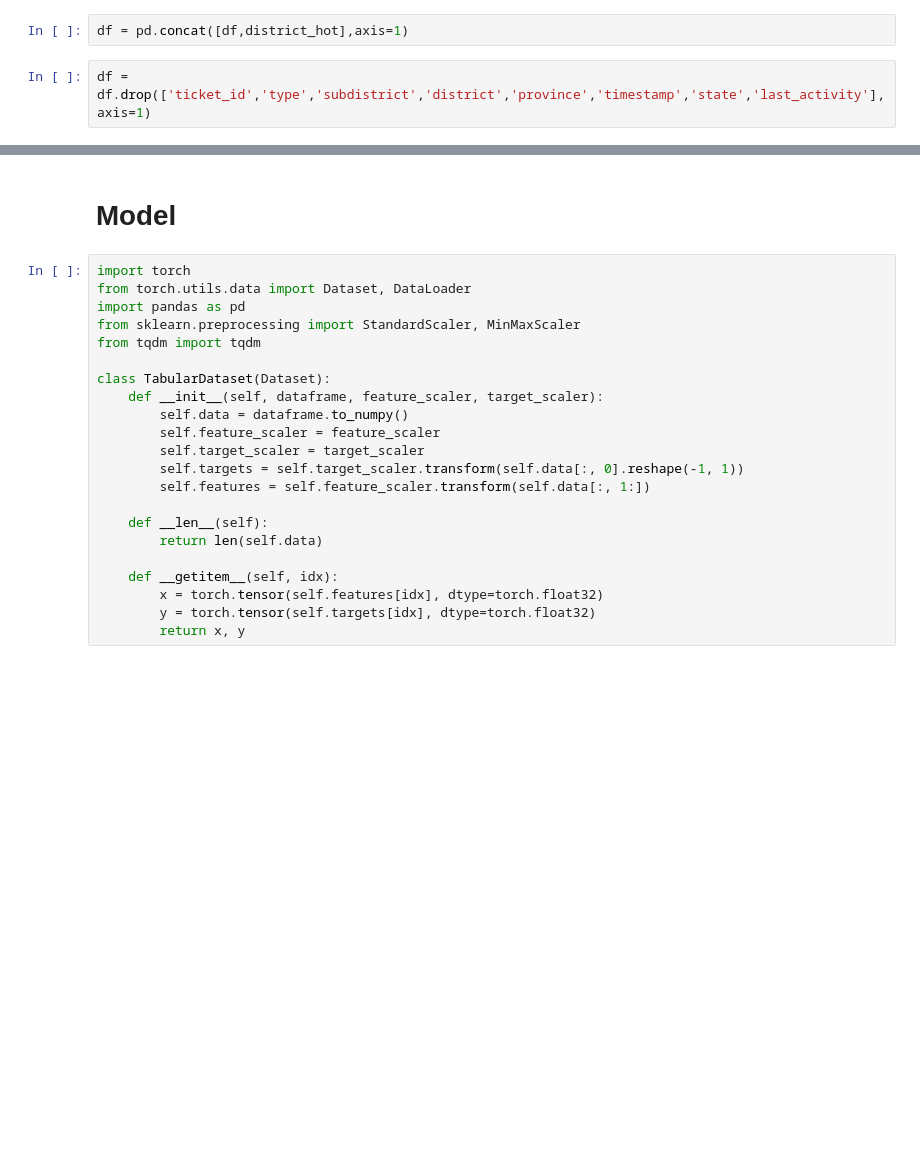
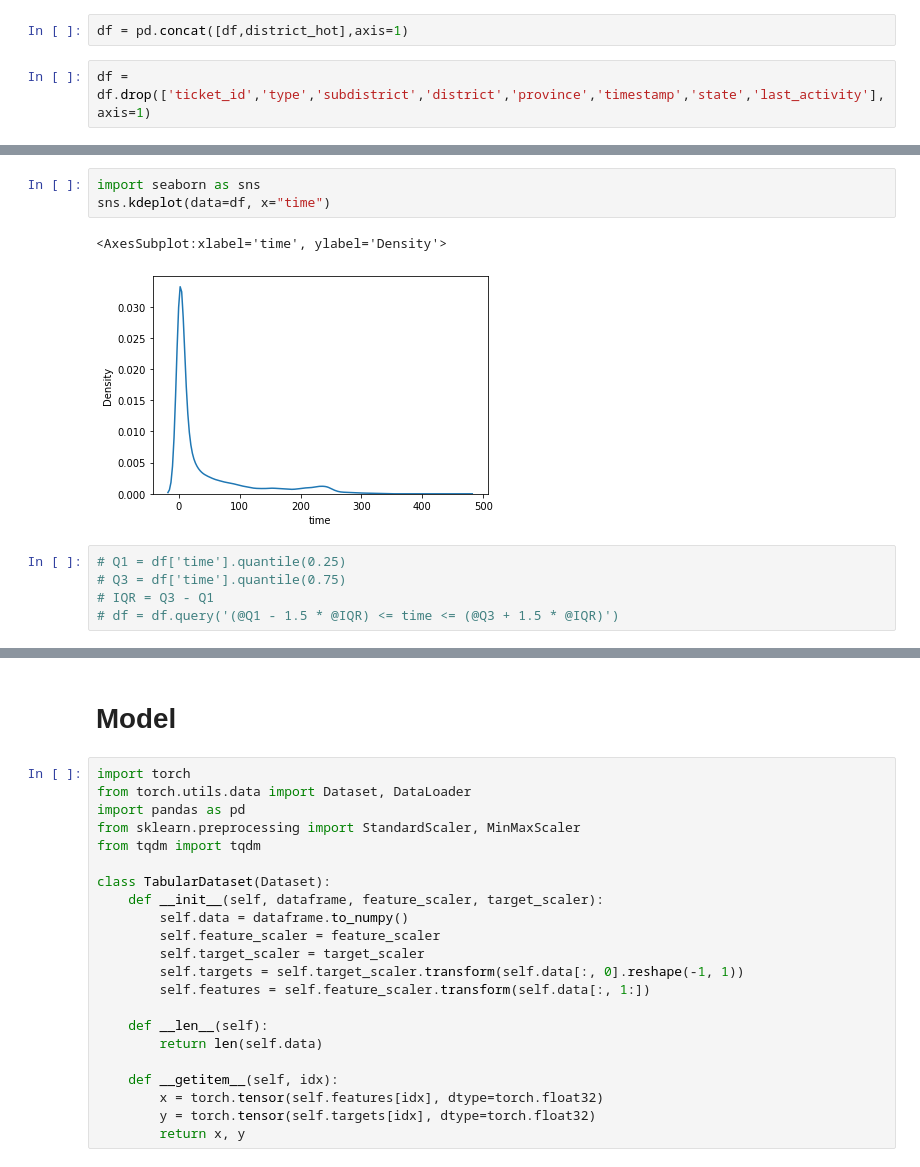
Before and after one commit to Stickman008/traffy-fondue-time-taken-teller, a Jupyter notebook: notebooks/test_main.ipynb, the cells around one changed output, grey strips where cells are left out. Cells and saved outputs as stored; diff of their text form; blank space fills up the shorter version.

```diff
--- a/notebooks/test_main.ipynb
+++ b/notebooks/test_main.ipynb
@@ -44,0 +141,11 @@ df = df.drop(['ticket_id','type','subdistrict','district','province','timestamp'
+# %%
+import seaborn as sns
+sns.kdeplot(data=df, x="time")
+# %% [output]
+<AxesSubplot:xlabel='time', ylabel='Density'>
+[figure, added]
+# %%
+# Q1 = df['time'].quantile(0.25)
+# Q3 = df['time'].quantile(0.75)
+# IQR = Q3 - Q1
+# df = df.query('(@Q1 - 1.5 * @IQR) <= time <= (@Q3 + 1.5 * @IQR)')
```
Also changed, not shown: parts of 23 cells of this notebook, 1 other file.
